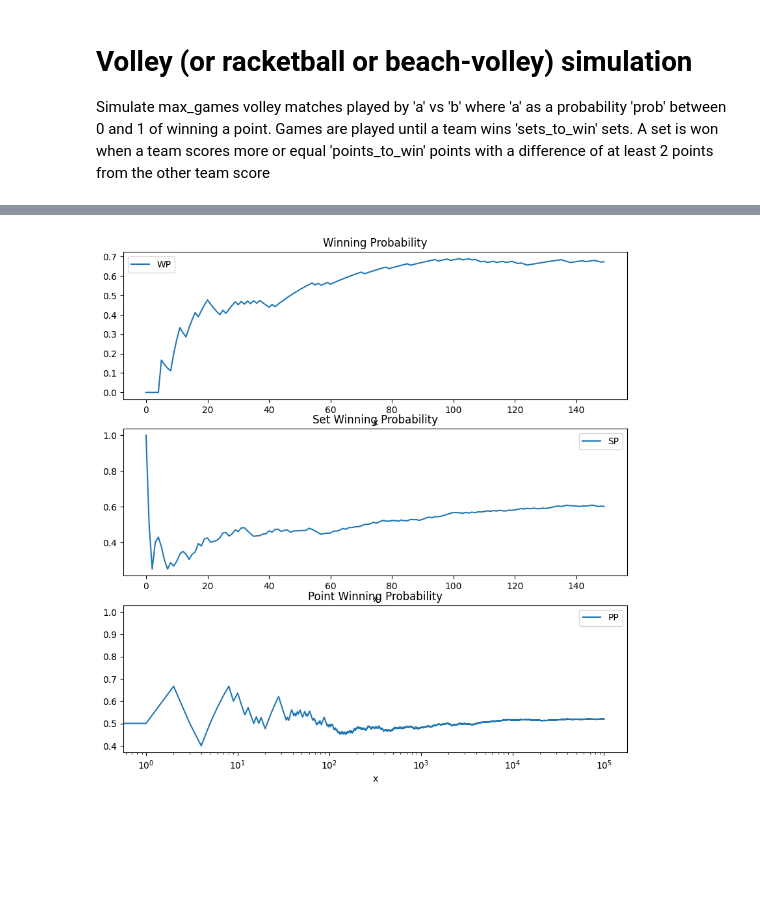
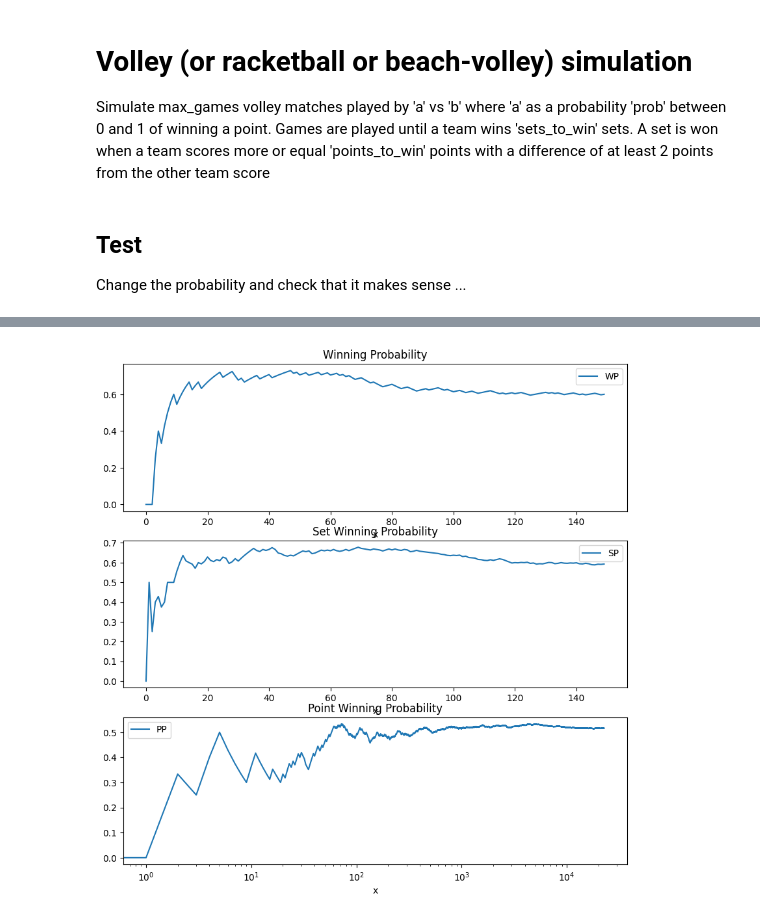
Before and after one commit to lucabol/sportsim, a Jupyter notebook: volley.ipynb, the cells around one changed output, grey strips where cells are left out. Saved outputs shown, nothing was run; the diff lists cells and outputs as text; code cells hidden in the pictures; blank space fills up the shorter version.

```diff
--- a/volley.ipynb
+++ b/volley.ipynb
@@ -63,4 +42,14 @@ df['PP'] = df['ATP'] / (df['ATP'] + df['BTP'])
+# %% [markdown]
+## Test
+Change the probability and check that it makes sense ...
 # %%
+rows = simulate_volley(0.52)
+
+df = pd.DataFrame(rows, columns=['F', 'P', 'AS', 'BS', 'AP', 'BP', 'AW', 'BW', 'ATS', 'BTS','ATP', 'BTP'])
+df['WP'] = df['AW'] / (df['AW'] + df['BW'])
+df['SP'] = df['ATS'] / (df['ATS'] + df['BTS'])
+df['PP'] = df['ATP'] / (df['ATP'] + df['BTP'])
+
 # Avoids SettingWithCopyWarning
 pd.options.mode.copy_on_write = True
 
@@ -71,7 +60,7 @@ dfw = df[df['F'] == 3]
 
 # Plot first N, N1 rows
 N = 150
-N1 = int(10e4)
+N1 = int(len(dfp['PP']) / 4)
 dfw = dfw.head(N)
 dfs = dfs.head(N)
 dfp = dfp.head(N1)
@@ -98 +87 @@ dfp.plot(x='x', y='PP', ax=ax[2], title='Point Winning Probability');
-[figure, old version]
+[figure, new version]
```
Also changed, not shown: parts of 9 cells of this notebook.
